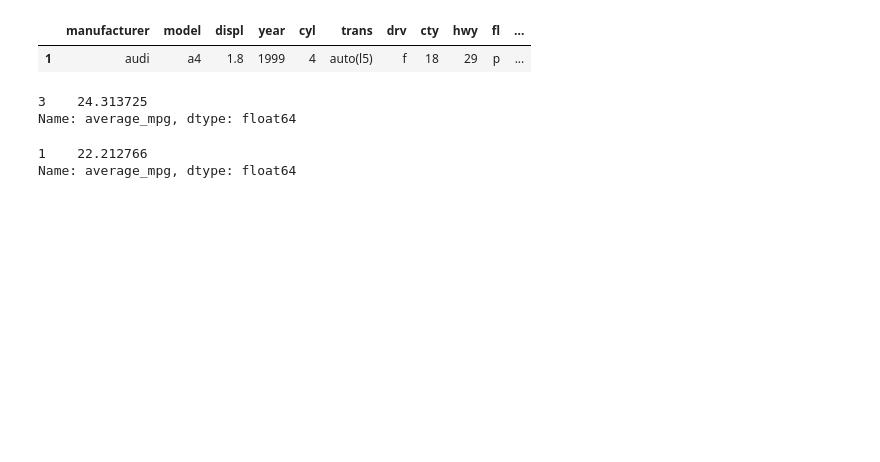
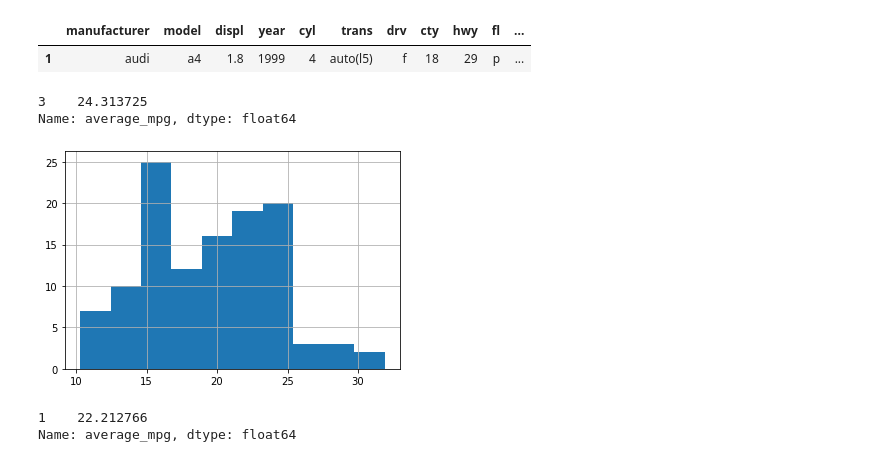
Before and after one commit to rajeshlamichhane04/statistics-exercises, a Jupyter notebook: hypothesis_testing.ipynb, the cells around one changed output. Cells and saved outputs as stored; diff of their text form; code cells hidden in the pictures; blank space fills up the shorter version.

```diff
--- a/hypothesis_testing.ipynb
+++ b/hypothesis_testing.ipynb
@@ -99,3 +123,8 @@ avg_mpg_2008.head(1)
 # %% [output]
 3    24.313725
 Name: average_mpg, dtype: float64
+# %%
+avg_mpg_2008.hist()
+plt.show()
+# %% [output]
+[figure, added]
```
Also changed, not shown: parts of 92 cells of this notebook.
